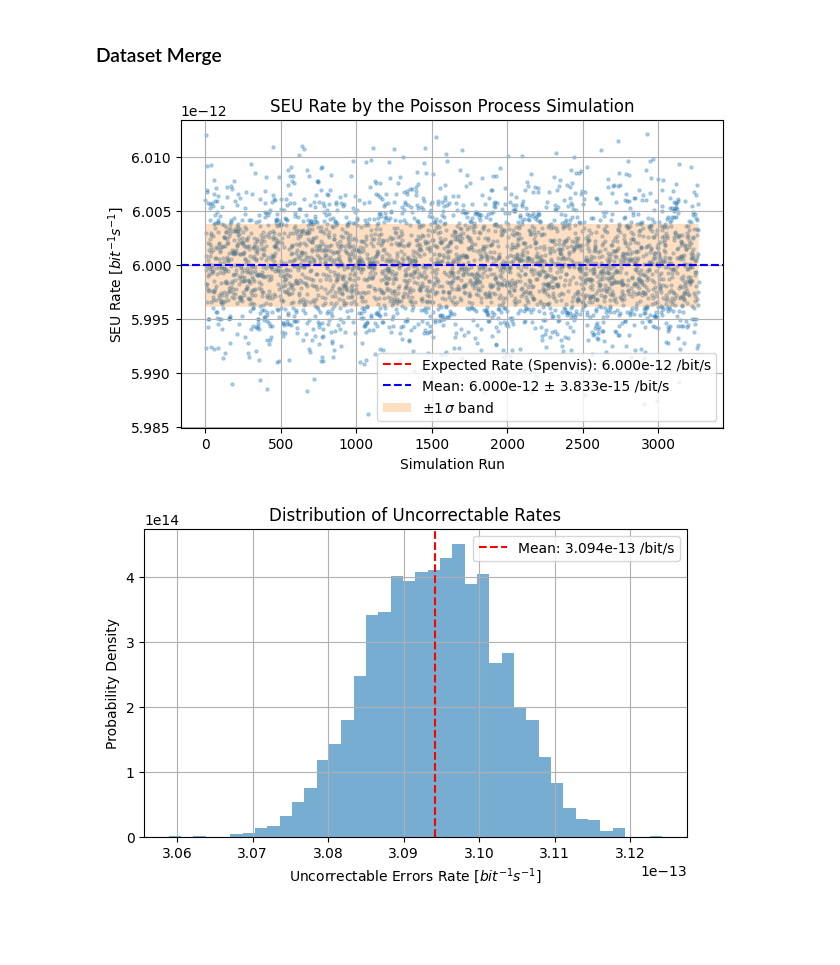
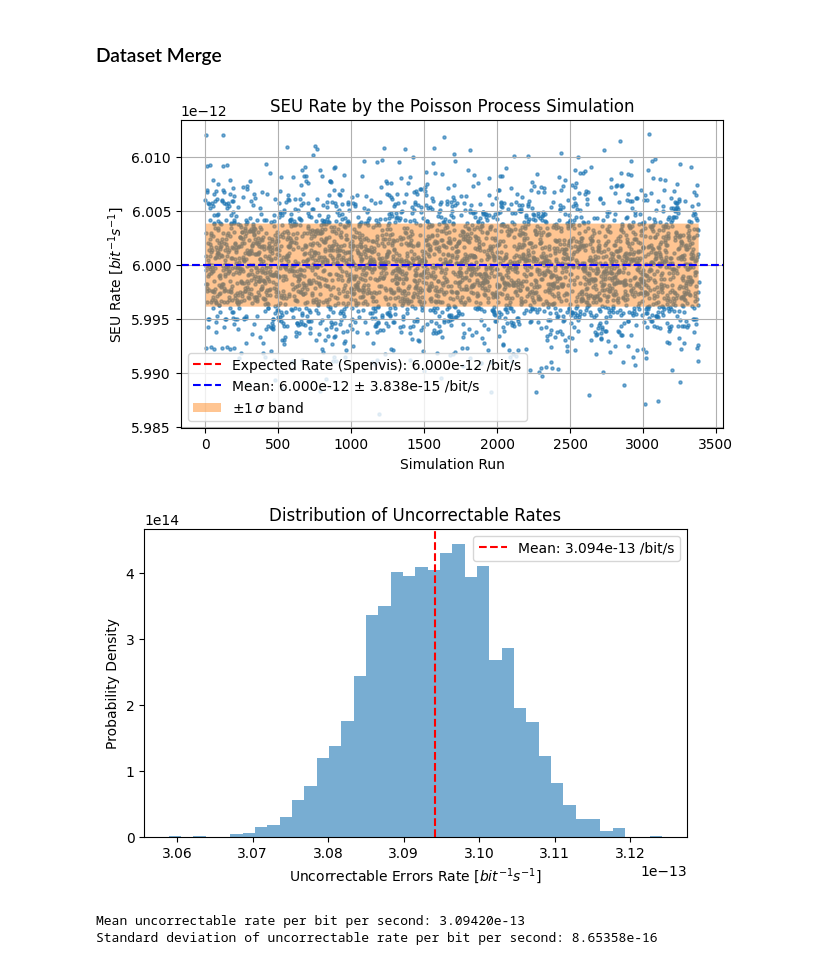
Before and after one commit to gbellume/DDP, a Jupyter notebook: fault_inj.ipynb, the cells around one changed output. Drawn from its saved outputs; the diff is of its cells as text; code cells hidden in the pictures; blank space fills up the shorter version.

```diff
--- a/fault_inj.ipynb
+++ b/fault_inj.ipynb
@@ -27,8 +27,8 @@ errors = np.zeros(num_words)
 errors_nombu = np.zeros(num_words)
 
 batch_size = 10_000
-runs = 50
-write = True
+runs = 1
+write = False
 cycles = trange(runs, desc="Simulating runs")
 for run in cycles:
     errors.fill(0)
@@ -45,7 +45,7 @@ for run in cycles:
             mask = np.arange(k.max()) < k[:, None]
             k += (extra * mask).sum(axis=1)
 
-            uncorrectables += np.sum(k > 2)
+            uncorrectables += np.sum(k > 4)
             errors[start:end] += k
 
     # After each run, display the summary neatly
@@ -92,35 +98,39 @@ emil_runs = pd.read_csv("runs_emil.csv")
 runs = pd.concat([runs, emil_runs, jack_runs])
 pd.DataFrame.to_csv(runs, "runs_data.csv", index=False)
 # %%
-runs = pd.read_csv("runs_emil.csv")
+runs = pd.read_csv("5days_t2.csv")
 spenvis_rate = 6e-12
 
 # Generated SEU rate doublecheck
 plt.figure(figsize=(7,4))
-plt.scatter(runs.index, runs['generated_rate'], alpha=0.3, s=5)
+plt.scatter(runs.index, runs['generated_rate'], alpha=0.6, s=5)
 plt.axhline(spenvis_rate, color='red', linestyle='--',label=rf'Expected Rate (Spenvis): {spenvis_rate:.3e} /bit/s')
 mean = runs["generated_rate"].mean()
 std = runs["generated_rate"].std()
 plt.axhline(mean, color='blue', linestyle='--', label=f'Mean: {mean:.3e} ± {std:.3e} /bit/s')
-plt.fill_between(runs.index, mean-std, mean+std, alpha=0.25, label=r'$\pm1\,\sigma$ band')
+plt.fill_between(runs.index, mean-std, mean+std, alpha=0.45, label=r'$\pm1\,\sigma$ band')
 plt.xlabel("Simulation Run")
 plt.ylabel(r"SEU Rate [$bit^{-1}s^{-1}$]")
 plt.title("SEU Rate by the Poisson Process Simulation")
 plt.grid()
 plt.legend()
 plt.show()
 
 # Uncorrectables rate prediction
 plt.figure(figsize=(7,4))
 unc_rate = runs['fails_bit'] / (mission_lifetime * 365 * 24 * 3600)
 plt.hist(unc_rate, bins=40, density=True, alpha=0.6)
 plt.axvline(unc_rate.mean(), color='red', linestyle='--', label=f'Mean: {unc_rate.mean():.3e} /bit/s')
 plt.xlabel(r"Uncorrectable Errors Rate [$bit^{-1}s^{-1}$]")
 plt.ylabel("Probability Density")
 plt.title("Distribution of Uncorrectable Rates")
 plt.legend()
-plt.grid()
 plt.show()
+
+print(f"Mean uncorrectable rate per bit per second: {unc_rate.mean():.5e}")
+print(f"Standard deviation of uncorrectable rate per bit per second: {unc_rate.std():.5e}")
 # %% [output]
-[figure, old version]
+[figure, new version]
-[figure, old version]
+[figure, new version]
+Mean uncorrectable rate per bit per second: 3.09420e-13
+Standard deviation of uncorrectable rate per bit per second: 8.65358e-16
```
Also changed, not shown: parts of 3 cells of this notebook, 9 other files.
